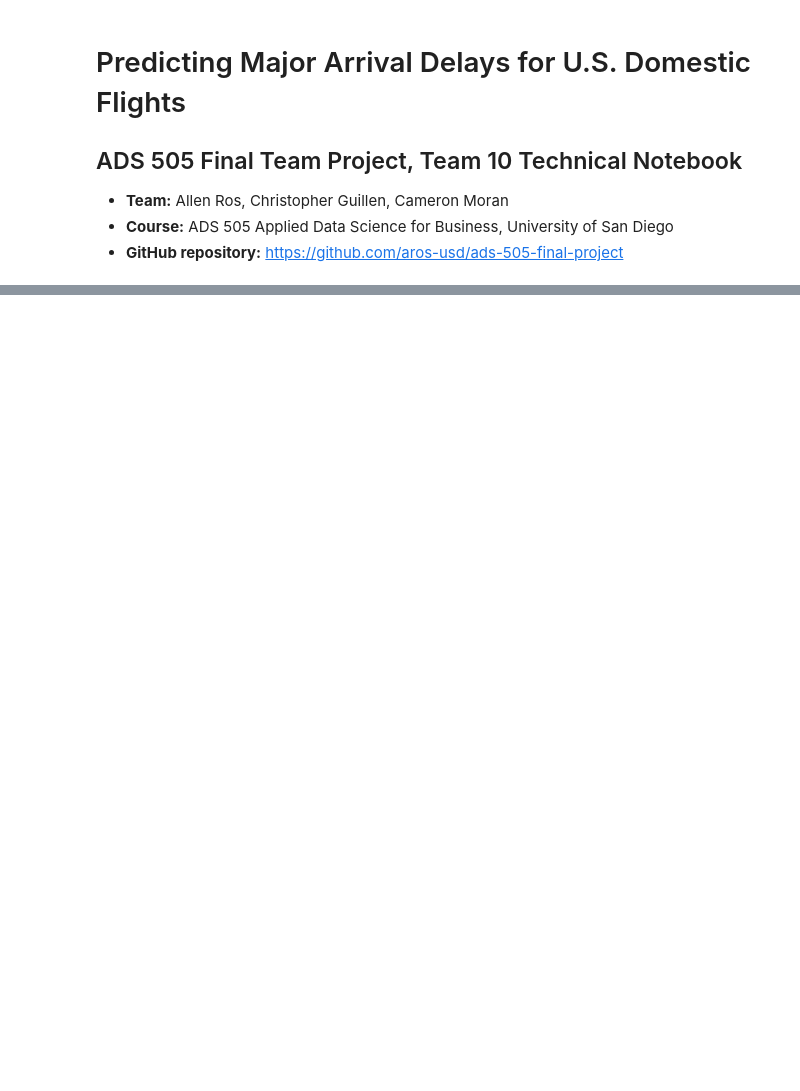
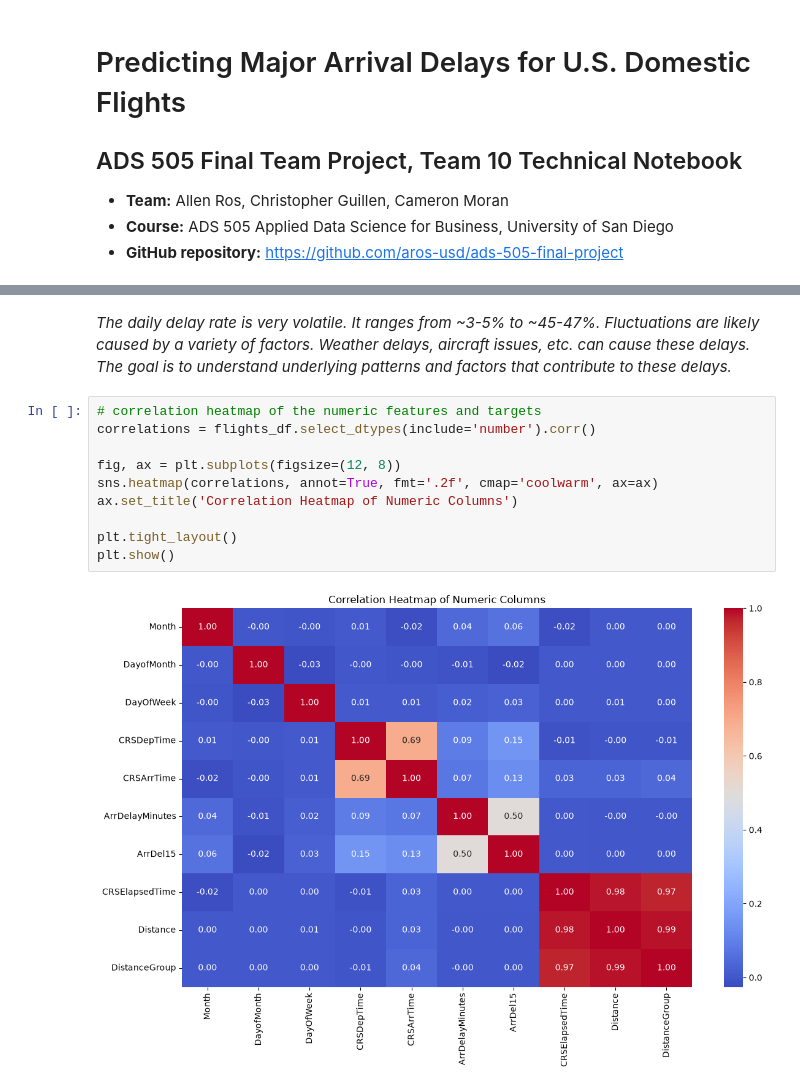
Before and after one commit to aros-usd/ads-505-final-project, a Jupyter notebook: notebook.ipynb, the cells around one changed output, grey strips where cells are left out. Drawn from its saved outputs; the diff is of its cells as text; blank space fills up the shorter version.

```diff
--- a/notebook.ipynb
+++ b/notebook.ipynb
@@ -44,0 +168,14 @@ DATA_FILE = 'flights_sample_2025H1.csv'
+# %% [markdown]
+*The daily delay rate is very volatile. It ranges from  ~3-5% to ~45-47%. Fluctuations are likely caused by a variety of factors. Weather delays, aircraft issues, etc. can cause these delays. The goal is to understand underlying patterns and factors that contribute to these delays.*
+# %%
+# correlation heatmap of the numeric features and targets
+correlations = flights_df.select_dtypes(include='number').corr()
+
+fig, ax = plt.subplots(figsize=(12, 8))
+sns.heatmap(correlations, annot=True, fmt='.2f', cmap='coolwarm', ax=ax)
+ax.set_title('Correlation Heatmap of Numeric Columns')
+
+plt.tight_layout()
+plt.show()
+# %% [output]
+[figure, added]
```
Also changed, not shown: parts of 21 cells of this notebook.
